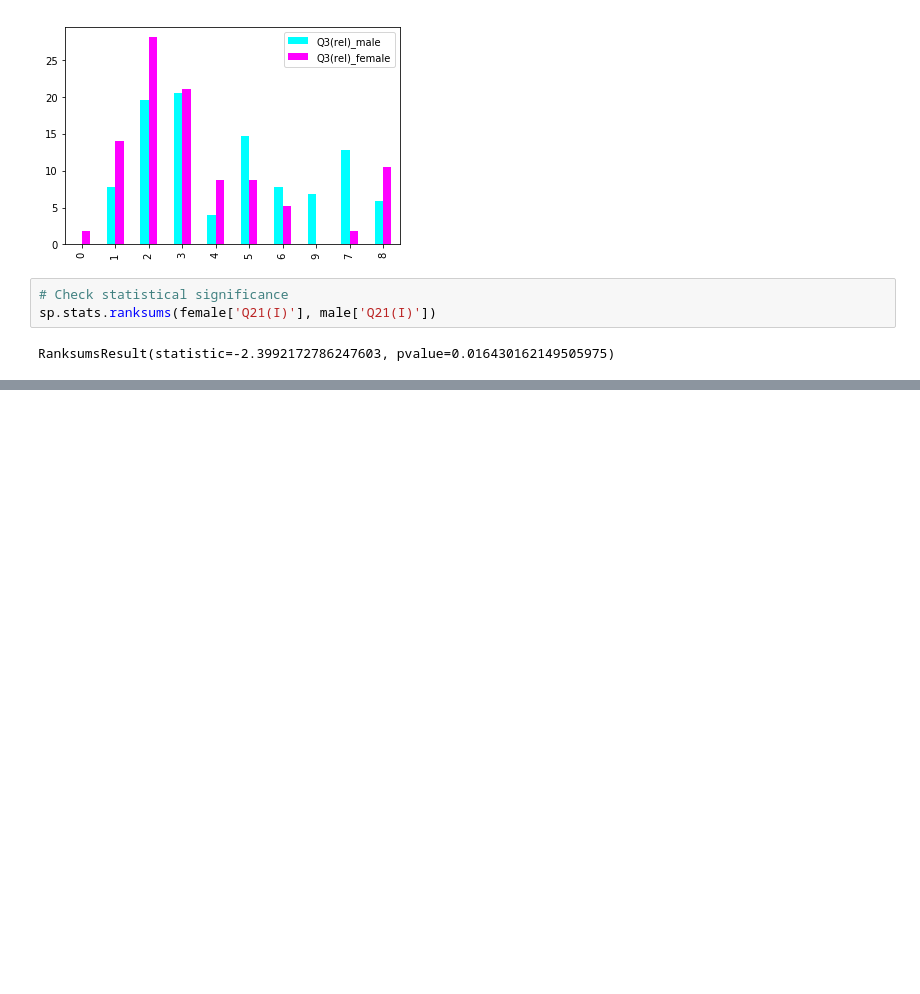
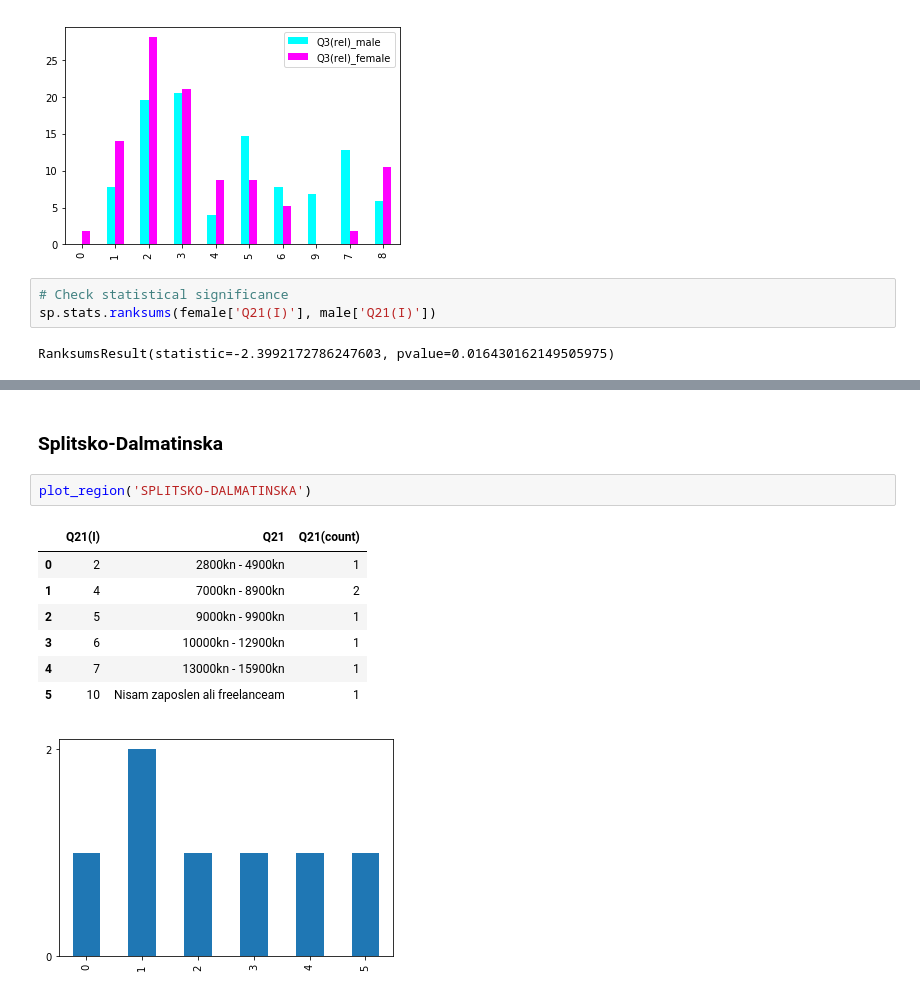
Before and after one commit to mariopavlovic/ixda-croatia-survey-analysis, a Jupyter notebook: ixda survey 2018.ipynb, the cells around one changed output, grey strips where cells are left out. Cells and saved outputs as stored; diff of their text form; blank space fills up the shorter version.

```diff
--- a/ixda survey 2018.ipynb
+++ b/ixda survey 2018.ipynb
@@ -151,0 +203,13 @@ RanksumsResult(statistic=-2.3992172786247603, pvalue=0.016430162149505975)
+# %% [markdown]
+### Splitsko-Dalmatinska
+# %%
+plot_region('SPLITSKO-DALMATINSKA')
+# %% [output]
+|  | Q21(I) | Q21 | Q21(count) |
+| 0 | 2 | 2800kn - 4900kn | 1 |
+| 1 | 4 | 7000kn - 8900kn | 2 |
+| 2 | 5 | 9000kn - 9900kn | 1 |
+| 3 | 6 | 10000kn - 12900kn | 1 |
+| 4 | 7 | 13000kn - 15900kn | 1 |
+| 5 | 10 | Nisam zaposlen ali freelanceam | 1 |
+[figure, added]
```
Also changed, not shown: parts of 11 cells of this notebook.
